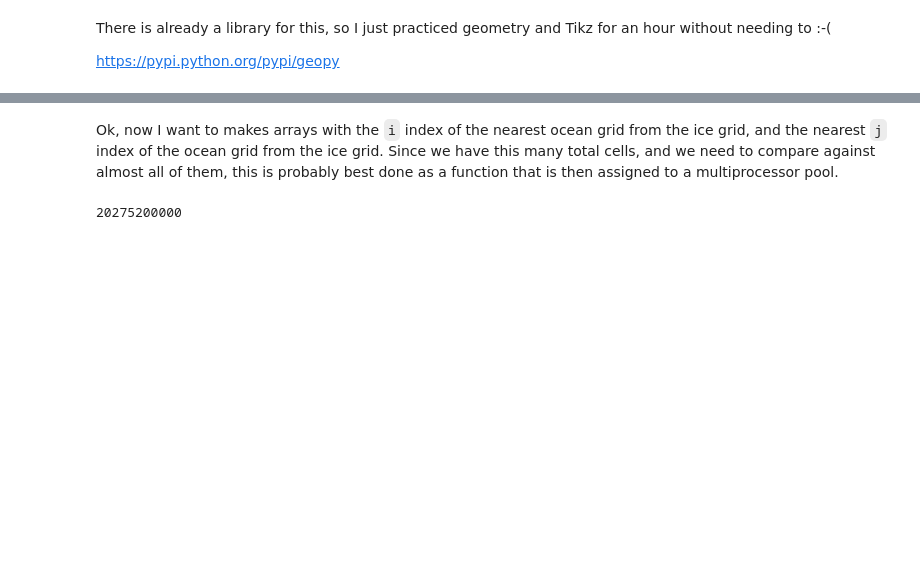
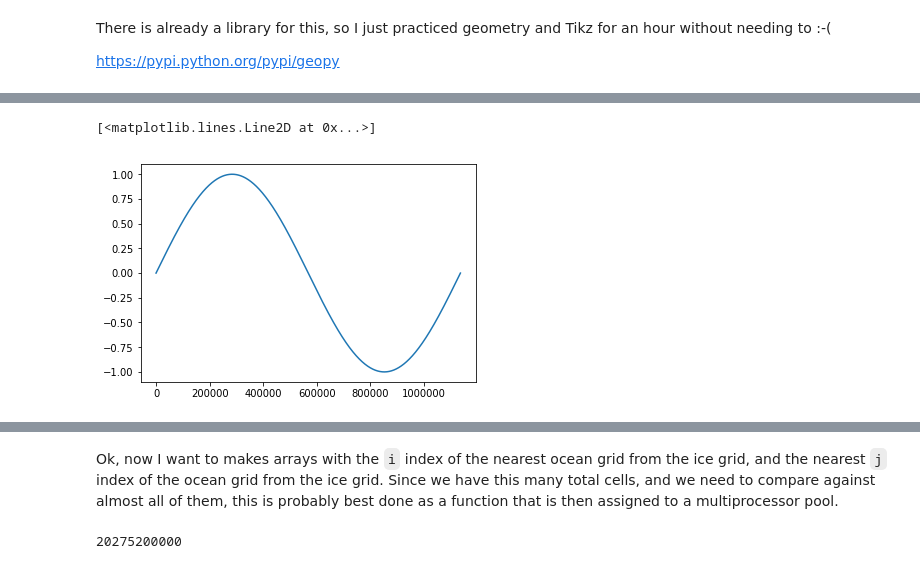
Before and after one commit to pgierz/Ice2Oce, a Jupyter notebook: notebooks/Remapping Grid 1 to Grid 2 based on a Mask in Grid 2.ipynb, the cells around one changed output, grey strips where cells are left out. Drawn from its saved outputs; the diff is of its cells as text; code cells hidden in the pictures; blank space fills up the shorter version.

```diff
--- a/notebooks/Remapping Grid 1 to Grid 2 based on a Mask in Grid 2.ipynb
+++ b/notebooks/Remapping Grid 1 to Grid 2 based on a Mask in Grid 2.ipynb
@@ -144,0 +200,3 @@ ocean_lat = ocean_map_file["oces.lat"].squeeze()
+# %%
+%%time
+trig_lookup_table= np.sin(np.arange(0, 2*math.pi, math.radians(np.min(np.abs(np.gradient(ice_lon))))))
@@ -144,0 +206,5 @@ ocean_lat = ocean_map_file["oces.lat"].squeeze()
+# %%
+plt.plot(trig_lookup_table)
+# %% [output]
+[<matplotlib.lines.Line2D at 0x...>]
+[figure, added]
```
Also changed, not shown: parts of 28 cells of this notebook, 1 other file.
